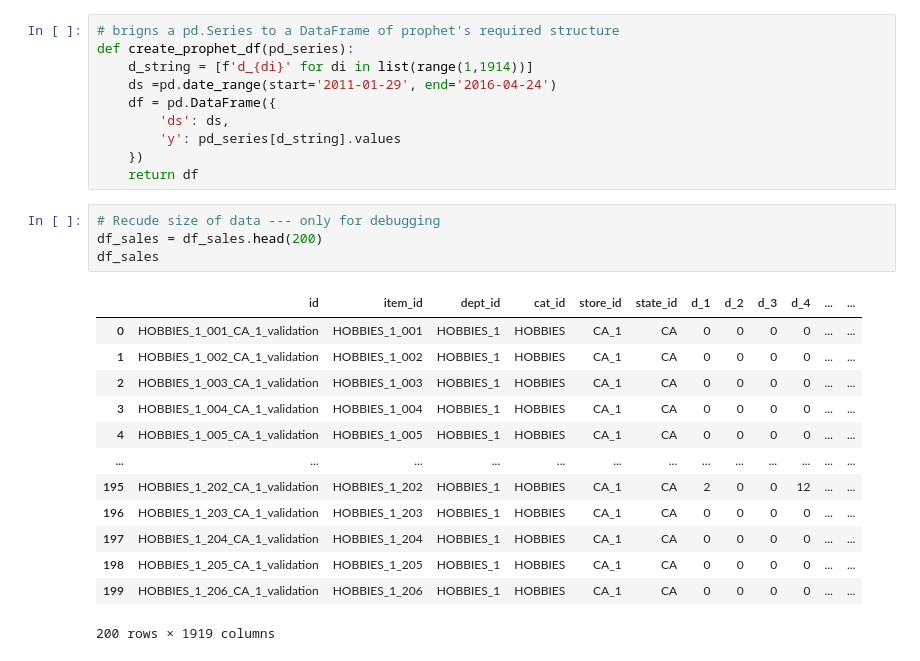
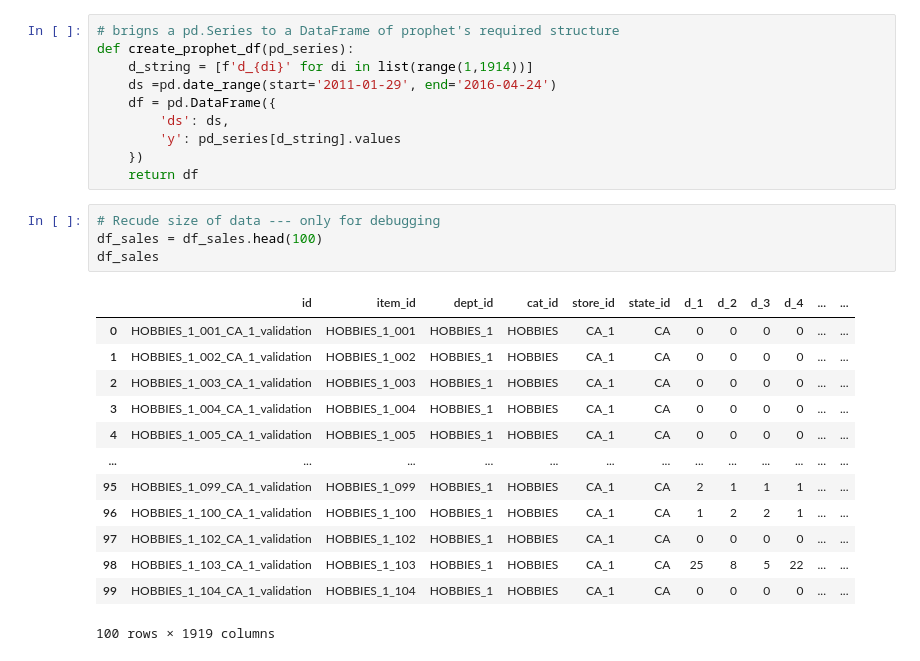
Before and after one commit to dominicdoerig/predicting-sales-data, a Jupyter notebook: m5_challenge/05_forecast_fbprophet_item_level.ipynb, the cells around one changed output. Cells and saved outputs as stored; diff of their text form.

```diff
--- a/m5_challenge/05_forecast_fbprophet_item_level.ipynb
+++ b/m5_challenge/05_forecast_fbprophet_item_level.ipynb
@@ -44,22 +44,22 @@ def create_prophet_df(pd_series):
     return df
 # %%
 # Recude size of data --- only for debugging
-df_sales = df_sales.head(200)
+df_sales = df_sales.head(100)
 df_sales
 # %% [output]
 |  | id | item_id | dept_id | cat_id | store_id | state_id | d_1 | d_2 | d_3 | d_4 | ... | ... |
 | 0 | HOBBIES_1_001_CA_1_validation | HOBBIES_1_001 | HOBBIES_1 | HOBBIES | CA_1 | CA | 0 | 0 | 0 | 0 | ... | ... |
 | 1 | HOBBIES_1_002_CA_1_validation | HOBBIES_1_002 | HOBBIES_1 | HOBBIES | CA_1 | CA | 0 | 0 | 0 | 0 | ... | ... |
 | 2 | HOBBIES_1_003_CA_1_validation | HOBBIES_1_003 | HOBBIES_1 | HOBBIES | CA_1 | CA | 0 | 0 | 0 | 0 | ... | ... |
 | 3 | HOBBIES_1_004_CA_1_validation | HOBBIES_1_004 | HOBBIES_1 | HOBBIES | CA_1 | CA | 0 | 0 | 0 | 0 | ... | ... |
 | 4 | HOBBIES_1_005_CA_1_validation | HOBBIES_1_005 | HOBBIES_1 | HOBBIES | CA_1 | CA | 0 | 0 | 0 | 0 | ... | ... |
 | ... | ... | ... | ... | ... | ... | ... | ... | ... | ... | ... | ... | ... |
-| 195 | HOBBIES_1_202_CA_1_validation | HOBBIES_1_202 | HOBBIES_1 | HOBBIES | CA_1 | CA | 2 | 0 | 0 | 12 | ... | ... |
-| 196 | HOBBIES_1_203_CA_1_validation | HOBBIES_1_203 | HOBBIES_1 | HOBBIES | CA_1 | CA | 0 | 0 | 0 | 0 | ... | ... |
-| 197 | HOBBIES_1_204_CA_1_validation | HOBBIES_1_204 | HOBBIES_1 | HOBBIES | CA_1 | CA | 0 | 0 | 0 | 0 | ... | ... |
-| 198 | HOBBIES_1_205_CA_1_validation | HOBBIES_1_205 | HOBBIES_1 | HOBBIES | CA_1 | CA | 0 | 0 | 0 | 0 | ... | ... |
-| 199 | HOBBIES_1_206_CA_1_validation | HOBBIES_1_206 | HOBBIES_1 | HOBBIES | CA_1 | CA | 0 | 0 | 0 | 0 | ... | ... |
+| 95 | HOBBIES_1_099_CA_1_validation | HOBBIES_1_099 | HOBBIES_1 | HOBBIES | CA_1 | CA | 2 | 1 | 1 | 1 | ... | ... |
+| 96 | HOBBIES_1_100_CA_1_validation | HOBBIES_1_100 | HOBBIES_1 | HOBBIES | CA_1 | CA | 1 | 2 | 2 | 1 | ... | ... |
+| 97 | HOBBIES_1_102_CA_1_validation | HOBBIES_1_102 | HOBBIES_1 | HOBBIES | CA_1 | CA | 0 | 0 | 0 | 0 | ... | ... |
+| 98 | HOBBIES_1_103_CA_1_validation | HOBBIES_1_103 | HOBBIES_1 | HOBBIES | CA_1 | CA | 25 | 8 | 5 | 22 | ... | ... |
+| 99 | HOBBIES_1_104_CA_1_validation | HOBBIES_1_104 | HOBBIES_1 | HOBBIES | CA_1 | CA | 0 | 0 | 0 | 0 | ... | ... |
-200 rows × 1919 columns
+100 rows × 1919 columns
 # %%
 # Iteratively compute forecasts on item level.
 
```
Also changed, not shown: parts of 4 cells of this notebook.
